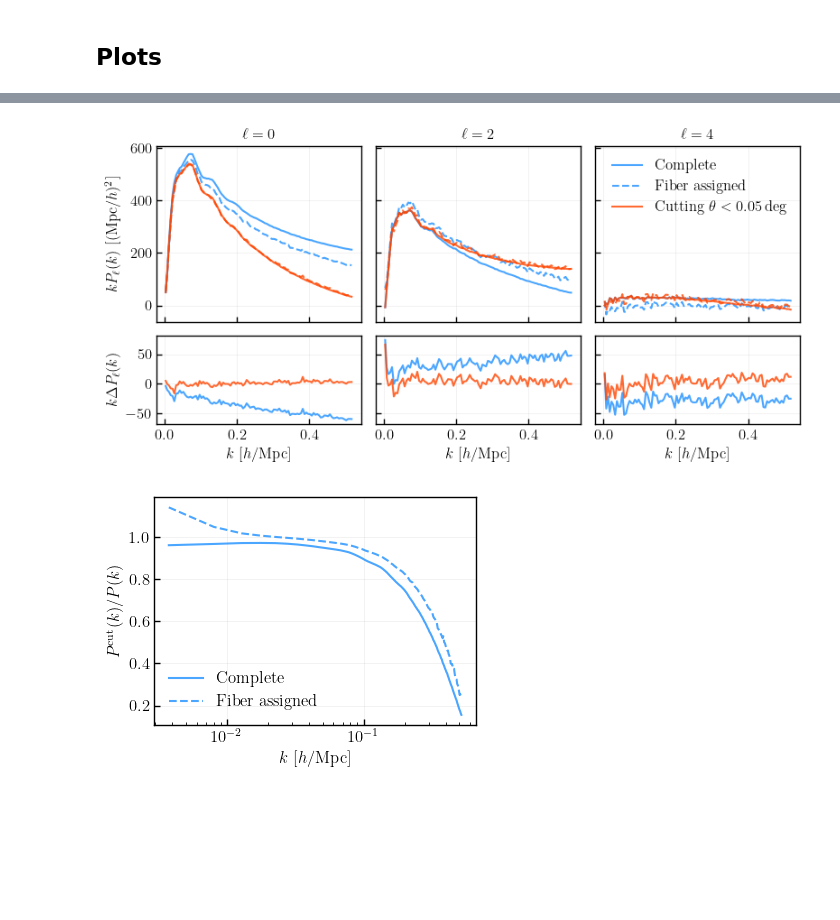
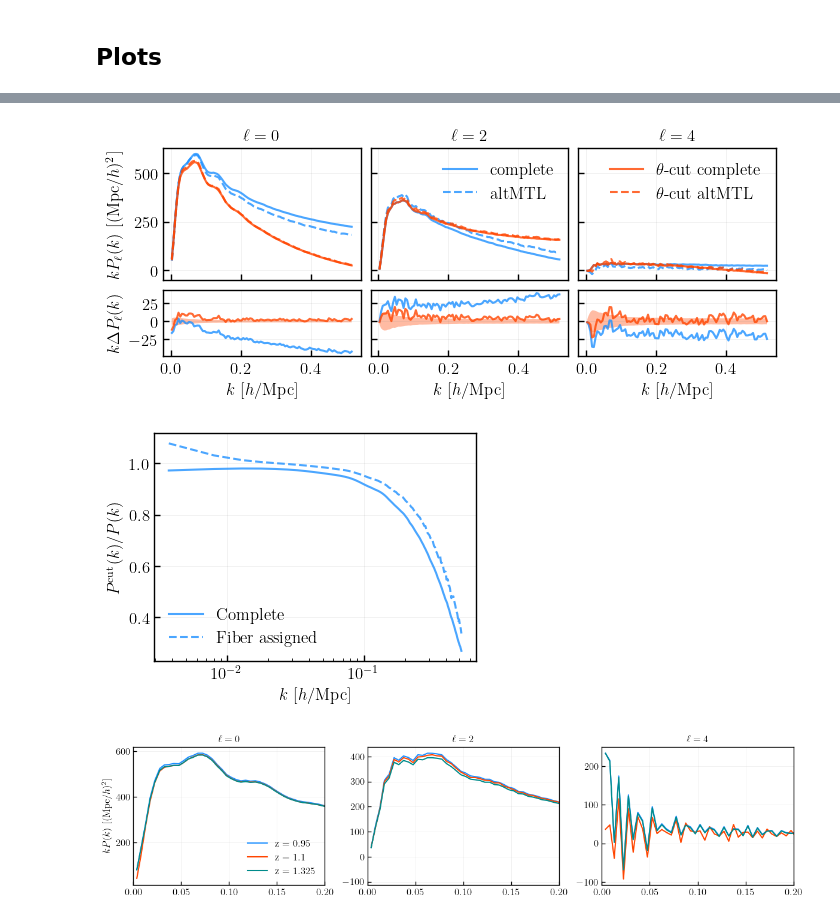
Before and after one commit to mathildepinon/desi-fiber-collisions, a Jupyter notebook: nb/power_plots.ipynb, the cells around one changed output, grey strips where cells are left out. Cells and saved outputs as stored; diff of their text form; code cells hidden in the pictures; blank space fills up the shorter version.

Commit message:
v4_1 plots

```diff
--- a/nb/power_plots.ipynb
+++ b/nb/power_plots.ipynb
@@ -19,11 +21,11 @@ plots_dir = '../../plots/'
 # %%
 # tracer
 tracer = 'ELG'
-region = 'SGC'
+region = 'GCcomb'
 zrange = (1.1, 1.6)
 
 # mocks/version
-version = 'v3'
+version = 'v4_1'
 imocks = range(25)
 
 # multipoles
@@ -34,7 +36,7 @@ rpcut = 0.
 thetacut = 0.05
 
 fn = DESIFileName()
-fn.set_default_config(version=version, tracer=tracer, region=region)
+fn.set_default_config(version=version, tracer=tracer, region=region, baseline=False, weighting='_default_FKP_lin', nran=18, cellsize=6, boxsize=9000)
 fn.update(zrange=zrange)
 # %% [markdown]
 ## Plots
@@ -68,42 +43,58 @@ plt.show()
+# %%
+## EZmock covarianc
+k, cov = get_EZmocks_covariance(stat='pkpoles', tracer=tracer, region=region, zrange=zrange, completeness='ffa', ells=ells, thetacut=thetacut, select=(0, 0.52, 0.005), return_x=True)
+# %%
+std = np.sqrt(np.diag(np.abs(cov))).reshape((len(ells), len(cov)//len(ells)))
 # %%
-fig, axes = plt.subplots(2, 3, figsize=(8, 4), sharey='row', sharex=True, gridspec_kw={'height_ratios': [4, 2]})
+plt.rcParams["figure.autolayout"] = False
+fig, axes = plt.subplots(2, 3, figsize=(7, 3), sharey='row', sharex=True, gridspec_kw={'height_ratios': [4, 2]})
 
 for c, cut in zip(['C0', 'C1'], [0., max(rpcut, thetacut)]):
-    fn.set_default_config(completeness=False)
+    fn.set_default_config(completeness=False, version=version).update(zrange=zrange)
     poles = load_poles_list([fn.get_path(realization=imock, rpcut=min(cut, rpcut), thetacut=min(cut, thetacut)) for imock in imocks], rebin=5)
-    fn.set_default_config(completeness=True)
+    #fn.set_default_config(completeness='ffa', version='v3').update(zrange=zrange)
+    #poles_ffa = load_poles_list([fn.get_path(realization=imock, rpcut=min(cut, rpcut), thetacut=min(cut, thetacut)) for imock in imocks], rebin=5)
+    fn.set_default_config(completeness=True, version=version).update(zrange=zrange)
     poles_complete = load_poles_list([fn.get_path(realization=imock, rpcut=min(cut, rpcut), thetacut=min(cut, thetacut)) for imock in imocks], rebin=5)
     for i, ell in enumerate(ells):
         axes[0][i].plot(poles_complete['k'][i], poles_complete['k'][i] * poles_complete['data'][i], color=c, ls='-', alpha=0.8)
         axes[0][i].plot(poles['k'][i], poles['k'][i] * poles['data'][i], color=c, ls='--', alpha=0.8)
         axes[1][i].plot(poles['k'][i], poles['k'][i] * (poles['data'][i] - poles_complete['data'][i]), color=c, alpha=0.8)
+        #axes[1][i].plot(poles['k'][i], poles['k'][i] * (poles_ffa['data'][i] - poles_complete['data'][i]), color=c, alpha=0.8, ls=':', label='ffa' if (i==0) & (c=='C0') else '')
+        axes[1][i].fill_between(k, -k * std[i]/5, k * std[i]/5, facecolor='C1', alpha=0.2)
+        #axes[1][i].fill_between(poles['k'][i], -poles['k'][i] * poles['std'][i]/5, poles['k'][i] * poles['std'][i]/5, facecolor='lightgrey', alpha=0.2)
 
 axes[0][0].set_ylabel(r'$k P_{\ell}(k)$ [$(\mathrm{Mpc}/h)^{2}$]')
 axes[1][0].set_ylabel(r'$k \Delta P_{\ell}(k)$')
 
 for i, ell in enumerate(ells):
     axes[1][i].set_xlabel(r'$k$  [$h$/Mpc]')
     axes[0][i].set_title(r'$\ell={}$'.format(ell))
-    axes[0][i].plot([], [], ls='-', label='Complete', color='C0', alpha=0.8)
-    axes[0][i].plot([], [], ls='--', label='Fiber assigned', color='C0', alpha=0.8)
-    if rpcut:
-        axes[0][i].plot([], [], ls='-', label='Cutting $r_{{\perp}} < {} \; \mathrm{{Mpc}}/h$'.format(rpcut), color='C1', alpha=0.8)
-    if thetacut:
-        axes[0][i].plot([], [], ls='-', label=r'Cutting $\theta < {} \deg$'.format(thetacut), color='C1', alpha=0.8)
 
+axes[0][1].plot([], [], ls='-', label='complete', color='C0', alpha=0.8)
+axes[0][1].plot([], [], ls='--', label='altMTL', color='C0', alpha=0.8)
+
+if rpcut:
+    axes[0][0].plot([], [], ls='-', label='cutting $r_{{\perp}} < {} \; \mathrm{{Mpc}}/h$'.format(rpcut), color='C1', alpha=0.8)
+if thetacut:
+    axes[0][2].plot([], [], ls='-', label=r'$\theta$-cut complete', color='C1', alpha=0.8)
+    axes[0][2].plot([], [], ls='--', label=r'$\theta$-cut altMTL', color='C1', alpha=0.8)
+
+axes[0][1].legend()
 axes[0][2].legend()
 fig.align_ylabels()
-plt.tight_layout(pad=0.3)
-plt.savefig(os.path.join(plots_dir, version, 'power_fiberassign_{}cut{}_{}_{}_z{:.2f}-{:.2f}_{}mocks.pdf'.format('rp' if rpcut else 'theta', max(rpcut, thetacut), tracer, region, zrange[0], zrange[1], len(imocks))), dpi=200)
+plt.tight_layout()
+plt.subplots_adjust(wspace=0.05, hspace=0.1)
+plt.savefig(os.path.join(plots_dir, version, 'power_altmtl_{}cut{}_{}_{}_z{:.2f}-{:.2f}_{}mocks.pdf'.format('rp' if rpcut else 'theta', max(rpcut, thetacut), tracer, region, zrange[0], zrange[1], len(imocks))), dpi=200)
 plt.show()
 # %% [output]
-[figure, old version]
+[figure, new version]
 # %%
 plt.figure(figsize=(4, 3))
 
 # monopole only
 for ls, completeness in zip(['-', '--'], [True, False]):
-    fn.set_default_config(completeness=completeness)
+    fn.set_default_config(completeness=completeness, version='v3' if completeness else 'v3_1')
     poles = load_poles_list([fn.get_path(realization=imock, rpcut=0, thetacut=0) for imock in imocks], rebin=5)
     poles_cut = load_poles_list([fn.get_path(realization=imock, rpcut=rpcut, thetacut=thetacut) for imock in imocks], rebin=5)
     plt.plot(poles['k'][0], (poles_cut['data'][0]/poles['data'][0]), color='C0', ls=ls, alpha=0.8)
@@ -116,4 +107,31 @@ plt.xlabel(r'$k$  [$h$/Mpc]')
 plt.legend()
 plt.show()
 # %% [output]
-[figure, old version]
+[figure, new version]
+# %%
+fn = LocalFileName()
+fn.set_default_config(mockgen='cubic', tracer=tracer, z=0.95)
+cubic_pk1 = load_poles_list([fn.get_path(realization=imock, los=los) for los in ('xyz') for imock in range(25)], rebin=5)
+
+fn = LocalFileName()
+fn.set_default_config(mockgen='cubic', tracer=tracer, z=1.1, cellsize=None)
+cubic_pk2 = load_poles_list([fn.get_path(realization=imock, los=los) for los in ('xyz') for imock in range(25)], rebin=1)
+
+fn = LocalFileName()
+fn.set_default_config(mockgen='cubic', tracer=tracer, z=1.325, cellsize=None)
+cubic_pk3 = load_poles_list([fn.get_path(realization=imock, los=los) for los in ('xyz') for imock in range(25)], rebin=5)
+
+fig, axes = plt.subplots(1, 3, figsize=(12, 3), sharey=False)
+
+for ill, ell in enumerate(ells):
+    axes[ill].plot(cubic_pk1['k'][ill], cubic_pk1['k'][ill] * cubic_pk1['data'][ill], color='C0', label=r'z = 0.95')
+    axes[ill].plot(cubic_pk2['k'][ill], cubic_pk2['k'][ill] * cubic_pk2['data'][ill], color='C1'.format(ill), label=r'z = 1.1')
+    axes[ill].plot(cubic_pk3['k'][ill], cubic_pk3['k'][ill] * cubic_pk3['data'][ill], color='C2'.format(ill), label=r'z = 1.325')
+    axes[ill].set_title(r'$\ell={}$'.format(ell))
+    axes[ill].set_xlim((0, 0.2))
+
+axes[0].set_ylabel(r'$k P(k)$ [$(\mathrm{Mpc}/h)^{2}$]')
+axes[0].legend()
+plt.show()
+# %% [output]
+[figure, added]
```
Also changed, not shown: parts of 5 cells of this notebook, 5 other files.
